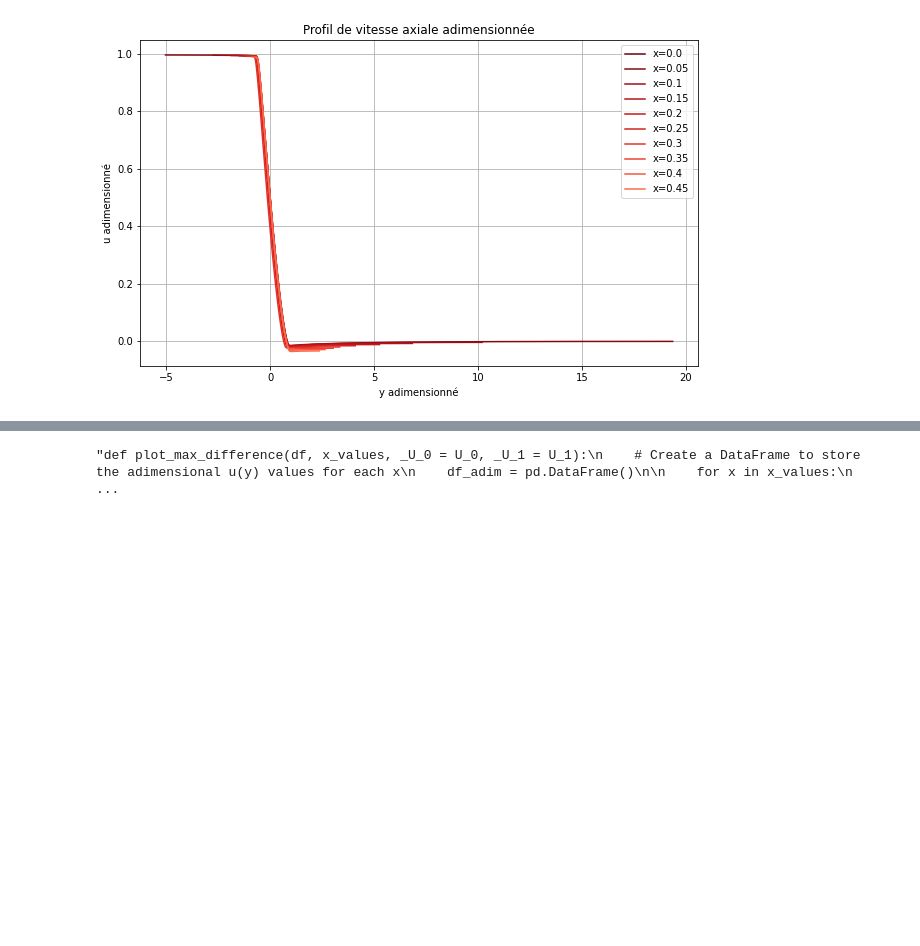
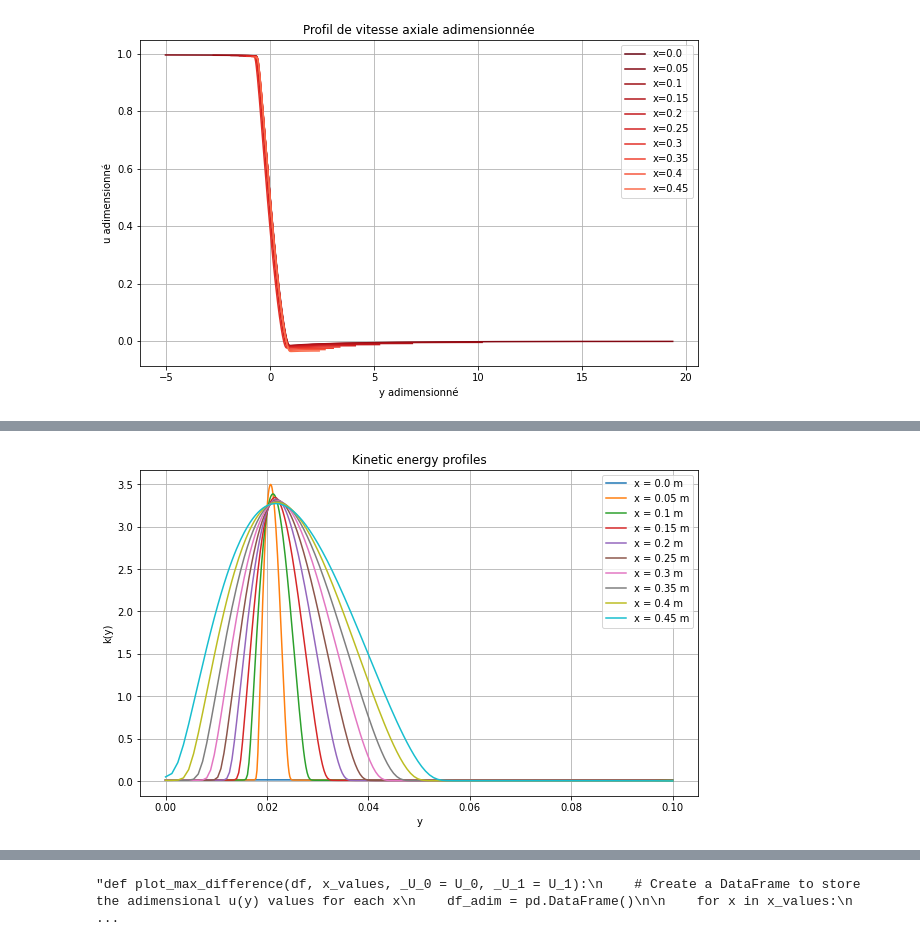
Before and after one commit to mboissiere/turbulence, a Jupyter notebook: main.ipynb, the cells around one changed output, grey strips where cells are left out. Saved outputs shown, nothing was run; the diff lists cells and outputs as text; code cells hidden in the pictures; blank space fills up the shorter version.

```diff
--- a/main.ipynb
+++ b/main.ipynb
@@ -8,7 +8,7 @@ import matplotlib.cm as cm
 import numpy as np
 from sklearn.metrics import r2_score
 # %%
-def load_data(file_path):
+def load_data(file_path, ordonnee):
     dataframes = []
     x_values = []  # List to store the x values
     with open(file_path, 'r') as file:
@@ -22,7 +22,7 @@ def load_data(file_path):
                     x_value = float(match.group(1))
                     x_values.append(x_value)  # Append the x value to the list
             elif line.strip() == ')':
-                df = pd.DataFrame(data, columns=['x', 'y', 'u(y)'])
+                df = pd.DataFrame(data, columns=['x', 'y', ordonnee])
                 df = df.sort_values(by='y')
                 dataframes.append(df)
                 data = []
@@ -35,7 +35,7 @@ def load_data(file_path):
 
 #file_path = 'data/ProfilsTransverseVitesseAxiale'
 file_path = 'data/ProfilsTransverseVitesseAxiale10Points'
-data, x_values = load_data(file_path)
+data, x_values = load_data(file_path, 'u(y)')
 print(data)
 print(x_values)
 # %% [output]
@@ -271,0 +272,10 @@ Full values: K_0 = 0.07278000727272728, K_1 = 0.0003474863636363643, r^2 = 0.999
+# %%
+# Load k(y) data
+k_data, _ = load_data('data/ProfilsTransverseCinetiqueTurbulence10Points', 'k(y)')
+
+u_data = data.copy()
+
+# Merge k(y) data with existing DataFrame
+data = pd.merge(data, k_data, on=['x', 'y'])
+print(data)
+print(x_values)
@@ -271,0 +298,22 @@ Full values: K_0 = 0.07278000727272728, K_1 = 0.0003474863636363643, r^2 = 0.999
+# %%
+def plot_all_kinetic_energy(df, x_values):
+    plt.figure(figsize=(10, 6))
+
+    for x in x_values:
+        df_x = df[df['x'] == x].copy()
+
+        # Plot k(y) vs y with a label
+        plt.plot(df_x['y'], df_x['k(y)'], label=f'x = {x} m')
+
+    plt.xlabel('y')
+    plt.ylabel('k(y)')
+    plt.title('Kinetic energy profiles')
+    plt.legend()
+    plt.grid(True)
+    plt.show()
+
+# Test the function
+x_values_coeur = [x for x in x_values if x < 0.462163]
+plot_all_kinetic_energy(data, x_values_coeur)
+# %% [output]
+[figure, added]
```
Also changed, not shown: parts of 3 cells of this notebook, 1 other file.
